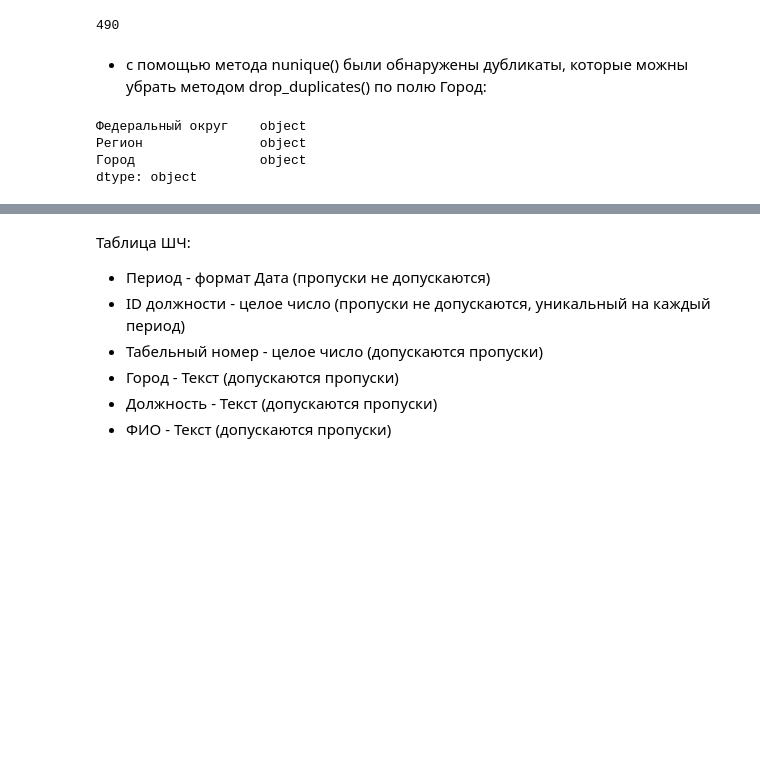
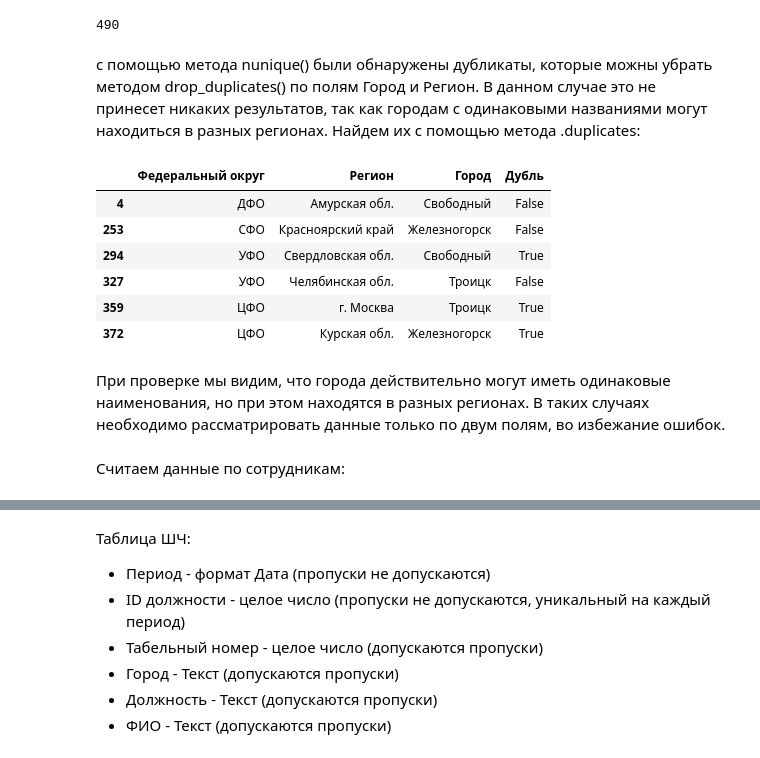
Before and after one commit to Mistress0000FF/test-3-HR_analisys, a Jupyter notebook: sulkovskaya_test-3 02.02.2024.ipynb, the cells around one changed output, grey strips where cells are left out. Saved outputs shown, nothing was run; the diff lists cells and outputs as text; code cells hidden in the pictures; blank space fills up the shorter version.

```diff
--- a/sulkovskaya_test-3 02.02.2024.ipynb
+++ b/sulkovskaya_test-3 02.02.2024.ipynb
@@ -39,13 +50,8 @@ cities['Город'].nunique()
 # %% [output]
 490
 # %% [markdown]
-- с помощью метода nunique() были обнаружены дубликаты, которые можны убрать методом drop_duplicates() по полю Город:
+с помощью метода nunique() были обнаружены дубликаты, которые можны убрать методом drop_duplicates() по полям Город и Регион. В данном случае это не принесет никаких результатов, так как городам с одинаковыми названиями могут находиться в разных регионах. Найдем их с помощью метода .duplicates:
 # %%
-cities = cities.drop_duplicates(subset='Город')
+# cities = cities.drop_duplicates(subset=['Регион','Город'])
-# %%
-cities.dtypes
-# %% [output]
-Федеральный округ    object
-Регион               object
-Город                object
-dtype: object
+# %%
+cities['Дубль'] = cities.duplicated(subset=['Город'])
@@ -52,3 +60,17 @@ dtype: object
+# %%
+cities.query('Город in @dupes')
+# %% [output]
+|  | Федеральный округ | Регион | Город | Дубль |
+| 4 | ДФО | Амурская обл. | Свободный | False |
+| 253 | СФО | Красноярский край | Железногорск | False |
+| 294 | УФО | Свердловская обл. | Свободный | True |
+| 327 | УФО | Челябинская обл. | Троицк | False |
+| 359 | ЦФО | г. Москва | Троицк | True |
+| 372 | ЦФО | Курская обл. | Железногорск | True |
+# %% [markdown]
+При проверке мы видим, что города действительно могут иметь одинаковые наименования, но при этом находятся в разных регионах. В таких случаях необходимо рассматрировать данные только по двум полям, во избежание ошибок.
+# %% [markdown]
+Считаем данные по сотрудникам:
 # %%
 employees = pd.read_excel('C:/Users/Julia/HEXProjects/datasets/HR_analisys/ШЧ.xlsx')
 # %%
```
Also changed, not shown: parts of 21 cells of this notebook.
